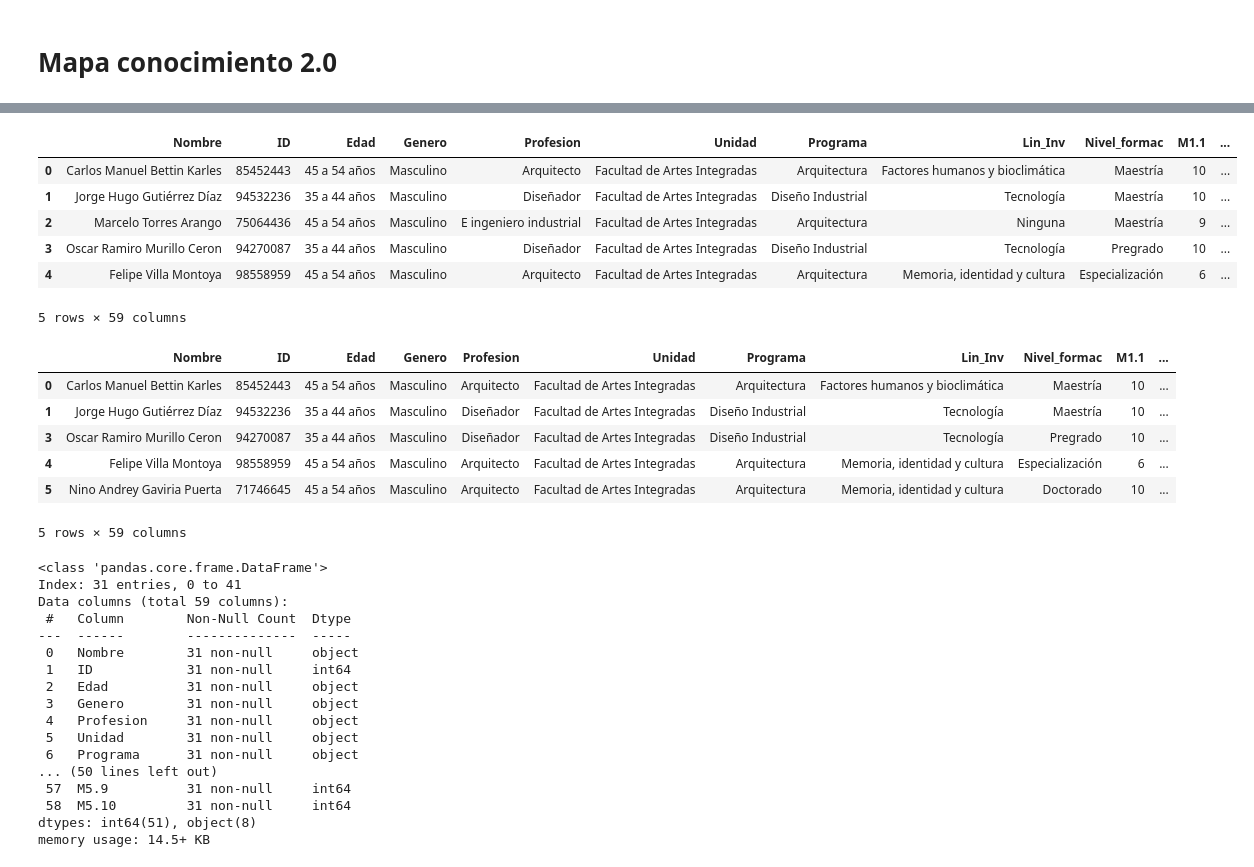
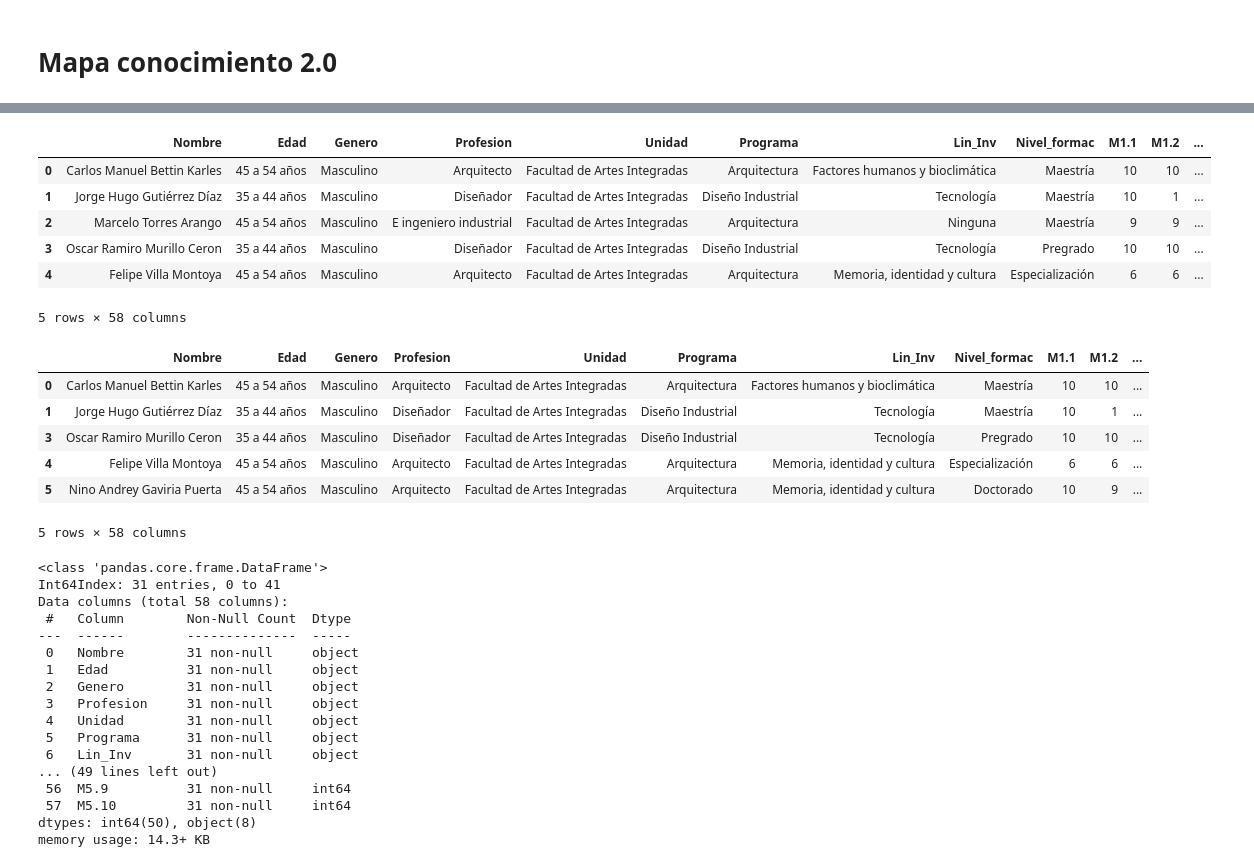
Before and after one commit to alejonaranjo83/mapa_conocimiento_v2, a Jupyter notebook: notebooks/0.1-alejo-data_read_process.ipynb, the cells around one changed output, grey strips where cells are left out. Drawn from its saved outputs; the diff is of its cells as text; code cells hidden in the pictures.

```diff
--- a/notebooks/0.1-alejo-data_read_process.ipynb
+++ b/notebooks/0.1-alejo-data_read_process.ipynb
@@ -70,40 +70,43 @@ completa = completa.rename(columns={
     "M3.8 - Diseño de herramientas educativas para fomentar la eficiencia energética": "M3.8",
     "M3.9 - Investigación sobre el impacto de la energía en el medio ambiente": "M3.9",
     "M3.10 - Diseño de soluciones innovadoras para el almacenamiento de energía": "M3.10",
     "M4.1 - Diseño de infraestructuras sanitarias": "M4.1",
     "M4.2 - Diseño de espacios públicos saludables": "M4.2",
     "M4.3 - Diseño de soluciones innovadoras para la prevención de enfermedades": "M4.3",
     "M4.4 - Diseño de herramientas de comunicación para la promoción de la salud": "M4.4",
     "M4.5 - Arte y educación en salud": "M4.5",
     "M4.6 - Diseño de soluciones de vivienda saludable": "M4.6",
     "M4.7 - Diseño de soluciones innovadoras para la atención médica": "M4.7",
     "M4.8 - Diseño de soluciones para la movilidad sostenible": "M4.8",
     "M4.9 - Investigación sobre la relación entre la arquitectura y la salud": "M4.9",
     "M4.10 - Diseño de soluciones de accesibilidad": "M4.10",
     "M5.1 - Diseño de espacios para la convivencia pacífica": "M5.1",
     "M5.2 - Arte y cultura como herramientas para la reconciliación": "M5.2",
     "M5.3 - Diseño de soluciones para la inclusión social": "M5.3",
     "M5.4 - Arte y educación para la ciudadanía global": "M5.4",
     "M5.5 - Diseño de soluciones innovadoras para la resolución pacífica de conflictos": "M5.5",
     "M5.6 - Diseño de espacios de memoria y reparación": "M5.6",
     "M5.7 - Arte y cultura para la prevención de la violencia": "M5.7",
     "M5.8 - Diseño de soluciones para la seguridad ciudadana": "M5.8",
     "M5.9 - Investigación sobre la relación entre el arte, la arquitectura y la ciudadanía": "M5.9",
     "M5.10 - Diseño de soluciones para la participación ciudadana": "M5.10"
 })
 
 # Poniendo todos los nombres en mayúscula solo en el primer caracter
 completa["Nombre"] = completa["Nombre"].str.title()
 
+#Eliminando columna con cédula
+completa.drop("ID", axis=1, inplace=True)
+
 completa.head()
 # %% [output]
-|  | Nombre | ID | Edad | Genero | Profesion | Unidad | Programa | Lin_Inv | Nivel_formac | M1.1 | ... |
-| 0 | Carlos Manuel Bettin Karles | 85452443 | 45 a 54 años | Masculino | Arquitecto | Facultad de Artes Integradas | Arquitectura | Factores humanos y bioclimática | Maestría | 10 | ... |
-| 1 | Jorge Hugo Gutiérrez Díaz | 94532236 | 35 a 44 años | Masculino | Diseñador | Facultad de Artes Integradas | Diseño Industrial | Tecnología | Maestría | 10 | ... |
-| 2 | Marcelo Torres Arango | 75064436 | 45 a 54 años | Masculino | E ingeniero industrial | Facultad de Artes Integradas | Arquitectura | Ninguna | Maestría | 9 | ... |
-| 3 | Oscar Ramiro Murillo Ceron | 94270087 | 35 a 44 años | Masculino | Diseñador | Facultad de Artes Integradas | Diseño Industrial | Tecnología | Pregrado | 10 | ... |
-| 4 | Felipe Villa Montoya | 98558959 | 45 a 54 años | Masculino | Arquitecto | Facultad de Artes Integradas | Arquitectura | Memoria, identidad y cultura | Especialización | 6 | ... |
+|  | Nombre | Edad | Genero | Profesion | Unidad | Programa | Lin_Inv | Nivel_formac | M1.1 | M1.2 | ... |
+| 0 | Carlos Manuel Bettin Karles | 45 a 54 años | Masculino | Arquitecto | Facultad de Artes Integradas | Arquitectura | Factores humanos y bioclimática | Maestría | 10 | 10 | ... |
+| 1 | Jorge Hugo Gutiérrez Díaz | 35 a 44 años | Masculino | Diseñador | Facultad de Artes Integradas | Diseño Industrial | Tecnología | Maestría | 10 | 1 | ... |
+| 2 | Marcelo Torres Arango | 45 a 54 años | Masculino | E ingeniero industrial | Facultad de Artes Integradas | Arquitectura | Ninguna | Maestría | 9 | 9 | ... |
+| 3 | Oscar Ramiro Murillo Ceron | 35 a 44 años | Masculino | Diseñador | Facultad de Artes Integradas | Diseño Industrial | Tecnología | Pregrado | 10 | 10 | ... |
+| 4 | Felipe Villa Montoya | 45 a 54 años | Masculino | Arquitecto | Facultad de Artes Integradas | Arquitectura | Memoria, identidad y cultura | Especialización | 6 | 6 | ... |
-5 rows × 59 columns
+5 rows × 58 columns
 # %%
 # Creando DF de la FAI sola/
 fai = completa[completa["Unidad"] == "Facultad de Artes Integradas"]
@@ -113,30 +116,30 @@ fai =fai.drop(fai.loc[fai["Nombre"] == "Marcelo Torres Arango"].index)
 
 fai.head()
 # %% [output]
-|  | Nombre | ID | Edad | Genero | Profesion | Unidad | Programa | Lin_Inv | Nivel_formac | M1.1 | ... |
-| 0 | Carlos Manuel Bettin Karles | 85452443 | 45 a 54 años | Masculino | Arquitecto | Facultad de Artes Integradas | Arquitectura | Factores humanos y bioclimática | Maestría | 10 | ... |
-| 1 | Jorge Hugo Gutiérrez Díaz | 94532236 | 35 a 44 años | Masculino | Diseñador | Facultad de Artes Integradas | Diseño Industrial | Tecnología | Maestría | 10 | ... |
-| 3 | Oscar Ramiro Murillo Ceron | 94270087 | 35 a 44 años | Masculino | Diseñador | Facultad de Artes Integradas | Diseño Industrial | Tecnología | Pregrado | 10 | ... |
-| 4 | Felipe Villa Montoya | 98558959 | 45 a 54 años | Masculino | Arquitecto | Facultad de Artes Integradas | Arquitectura | Memoria, identidad y cultura | Especialización | 6 | ... |
-| 5 | Nino Andrey Gaviria Puerta | 71746645 | 45 a 54 años | Masculino | Arquitecto | Facultad de Artes Integradas | Arquitectura | Memoria, identidad y cultura | Doctorado | 10 | ... |
+|  | Nombre | Edad | Genero | Profesion | Unidad | Programa | Lin_Inv | Nivel_formac | M1.1 | M1.2 | ... |
+| 0 | Carlos Manuel Bettin Karles | 45 a 54 años | Masculino | Arquitecto | Facultad de Artes Integradas | Arquitectura | Factores humanos y bioclimática | Maestría | 10 | 10 | ... |
+| 1 | Jorge Hugo Gutiérrez Díaz | 35 a 44 años | Masculino | Diseñador | Facultad de Artes Integradas | Diseño Industrial | Tecnología | Maestría | 10 | 1 | ... |
+| 3 | Oscar Ramiro Murillo Ceron | 35 a 44 años | Masculino | Diseñador | Facultad de Artes Integradas | Diseño Industrial | Tecnología | Pregrado | 10 | 10 | ... |
+| 4 | Felipe Villa Montoya | 45 a 54 años | Masculino | Arquitecto | Facultad de Artes Integradas | Arquitectura | Memoria, identidad y cultura | Especialización | 6 | 6 | ... |
+| 5 | Nino Andrey Gaviria Puerta | 45 a 54 años | Masculino | Arquitecto | Facultad de Artes Integradas | Arquitectura | Memoria, identidad y cultura | Doctorado | 10 | 9 | ... |
-5 rows × 59 columns
+5 rows × 58 columns
 # %%
 fai.info()
 # %% [output]
 <class 'pandas.core.frame.DataFrame'>
-Index: 31 entries, 0 to 41
-Data columns (total 59 columns):
+Int64Index: 31 entries, 0 to 41
+Data columns (total 58 columns):
  #   Column        Non-Null Count  Dtype
 ---  ------        --------------  -----
  0   Nombre        31 non-null     object
- 1   ID            31 non-null     int64
- 2   Edad          31 non-null     object
- 3   Genero        31 non-null     object
- 4   Profesion     31 non-null     object
- 5   Unidad        31 non-null     object
- 6   Programa      31 non-null     object
-... (50 lines left out)
- 57  M5.9          31 non-null     int64
- 58  M5.10         31 non-null     int64
-dtypes: int64(51), object(8)
-memory usage: 14.5+ KB
+ 1   Edad          31 non-null     object
+ 2   Genero        31 non-null     object
+ 3   Profesion     31 non-null     object
+ 4   Unidad        31 non-null     object
+ 5   Programa      31 non-null     object
+ 6   Lin_Inv       31 non-null     object
+... (49 lines left out)
+ 56  M5.9          31 non-null     int64
+ 57  M5.10         31 non-null     int64
+dtypes: int64(50), object(8)
+memory usage: 14.3+ KB
```
Also changed, not shown: parts of 19 cells of this notebook, 6 other files.
